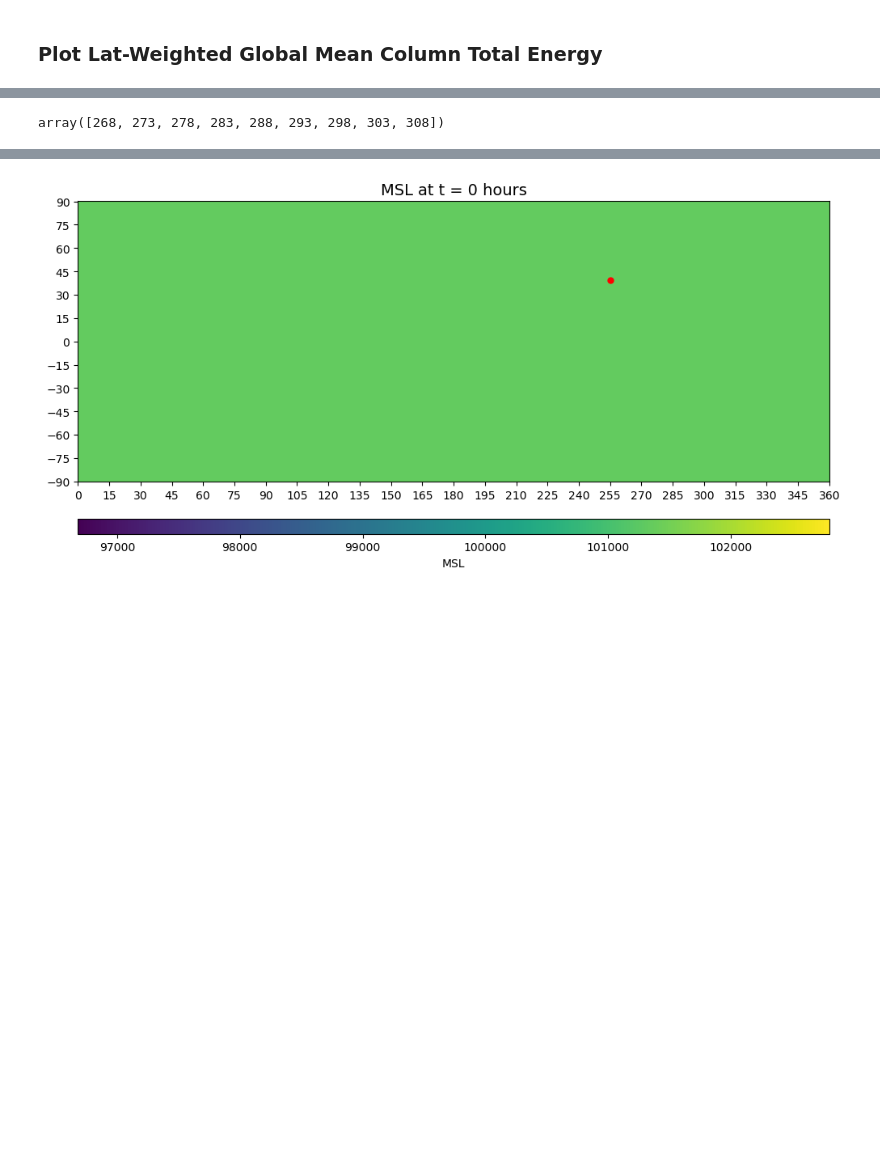
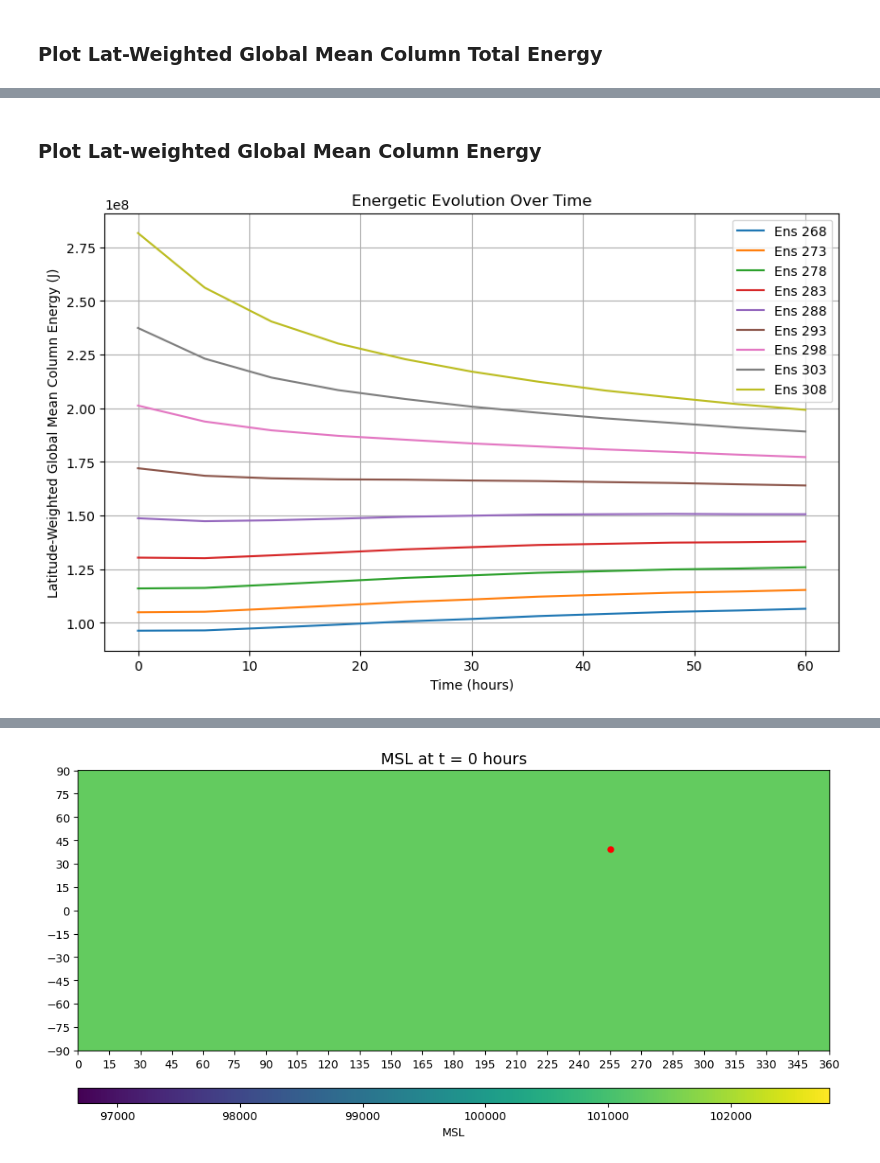
Before and after one commit to Joshua-Elms/dcmip2025_idealized_tests, a Jupyter notebook: analysis/plot_steady_state.ipynb, the cells around one changed output, grey strips where cells are left out. Saved outputs shown, nothing was run; the diff lists cells and outputs as text; code cells hidden in the pictures; blank space fills up the shorter version.

```diff
--- a/analysis/plot_steady_state.ipynb
+++ b/analysis/plot_steady_state.ipynb
@@ -22,7 +22,6 @@ Status: True
 # %%
 ds = xr.open_dataset(ds_in_path)
 variables = list(ds.keys())
-ds = ds.assign_coords(level=[900, 850, 800, 700, 600, 500, 400, 300, 250, 200, 150, 100, 50])
 ds
 # %% [output]
 <xarray.Dataset> Size: 30GB
@@ -142,19 +141,19 @@ Lv = 2.26e6 # J/kg
 ### Calc pointwise total energy ###
 
 # sensible heat
-sensible_heat = cp*point_ds["T"]
+sensible_heat = cp*ds["T"]
 # latent heat - this is already column-integrated
-latent_heat = Lv*point_ds["TCW"]
+latent_heat = Lv*ds["TCW"]
 # geopotential energy
-geopotential_energy = g*point_ds["Z"]
+geopotential_energy = g*ds["Z"]
 # kinetic energy
-kinetic_energy = 0.5*point_ds["U"]**2 + 0.5*point_ds["V"]**2
+kinetic_energy = 0.5*ds["U"]**2 + 0.5*ds["V"]**2
 
 # total energy minus latent heat
 dry_total_energy = sensible_heat + geopotential_energy + kinetic_energy
 # column integration
-dry_total_energy_column = -(1/g) * scipy.integrate.trapezoid(dry_total_energy, pa, axis=1)
+dry_total_energy_column = (1/g) * scipy.integrate.trapezoid(dry_total_energy, pa, axis=2)
 # sum
 total_energy = dry_total_energy_column + latent_heat
-total_energy.mean().item()
+total_energy
 # %% [output]
@@ -165,10 +177,36 @@ FrozenMappingWarningOnValuesAccess({'time': 11, 'ensemble': 9, 'latitude': 721,
-# %%
-n_steps = 10
-mid = 288 # K
-half_range = 20 # K
-step = 5 # K
-zt0_range = np.arange(mid-half_range, mid+half_range+step, step)
-var = "zt0"
-zt0_range
-# %% [output]
-array([268, 273, 278, 283, 288, 293, 298, 303, 308])
+# %% [markdown]
+### Plot Lat-weighted Global Mean Column Energy
+# %%
+# Extract surface temperature variable
+te = total_energy  # Shape: (time, ensemble, latitude, longitude)
+
+# Convert latitude to radians for weighting
+lat_radians = np.deg2rad(ds.latitude)
+
+# Compute latitude weights using cosine weighting
+weights = np.cos(lat_radians)
+
+# Normalize weights to sum to 1 over latitude
+weights /= weights.sum()
+
+# Apply latitude weighting and take the global mean over lat/lon
+gm_te = (te * weights).sum(dim="latitude").mean(dim="longitude")
+
+# Now `global_mean_te` has shape (time, ensemble)
+# Convert time to timedelta (hours since first time step)
+time_hours = (ds.time - ds.time[0]) / np.timedelta64(1, "h")
+
+# Plot the results
+plt.figure(figsize=(10, 6))
+
+for ens in ds.ensemble:
+    plt.plot(time_hours, gm_te.sel(ensemble=ens.item()), label=f'Ens {ens.item()}')
+
+plt.xlabel("Time (hours)")
+plt.ylabel("Latitude-Weighted Global Mean Column Energy (J)")
+plt.title("Energetic Evolution Over Time")
+plt.legend()
+plt.grid()
+plt.show()
+# %% [output]
+[figure, added]
```
Also changed, not shown: parts of 7 cells of this notebook, 1 other file.
